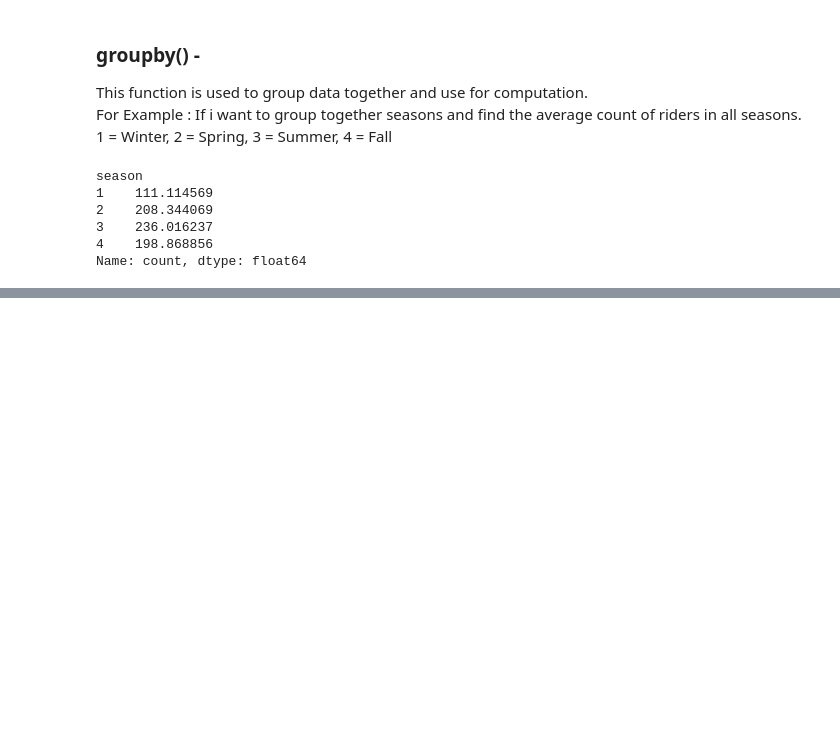
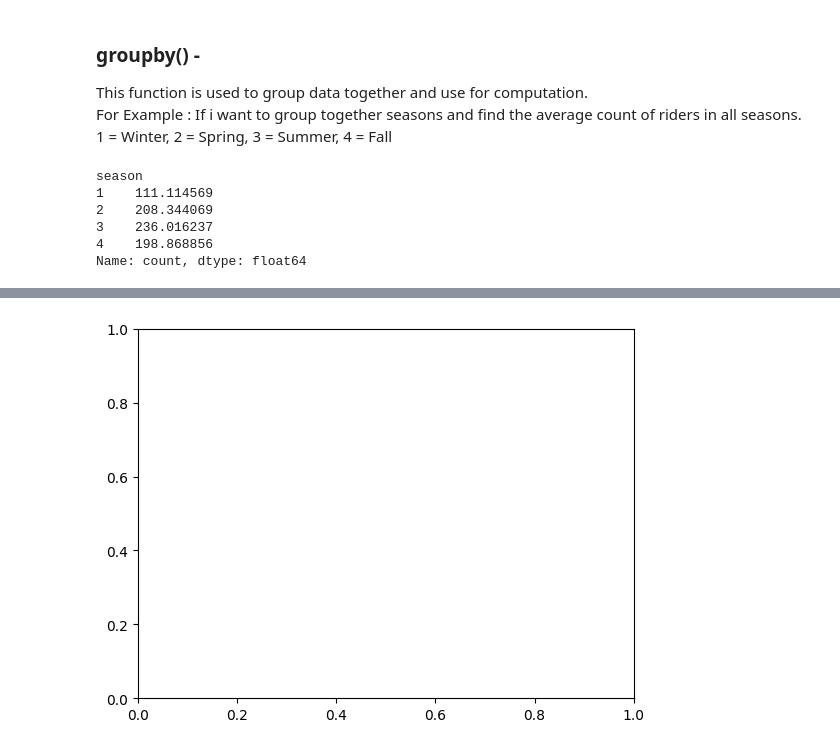
Before and after one commit to gonkikong0/Data-Science-, a Jupyter notebook: Data Analysis.ipynb, the cells around one changed output, grey strips where cells are left out. Cells and saved outputs as stored; diff of their text form; code cells hidden in the pictures; blank space fills up the shorter version.

```diff
--- a/Data Analysis.ipynb
+++ b/Data Analysis.ipynb
@@ -141,0 +184,5 @@ Name: count, dtype: float64
+# %%
+fig, ax = plt.subplots()
+plt.show()
+# %% [output]
+[figure, added]
```
Also changed, not shown: parts of 8 cells of this notebook.
